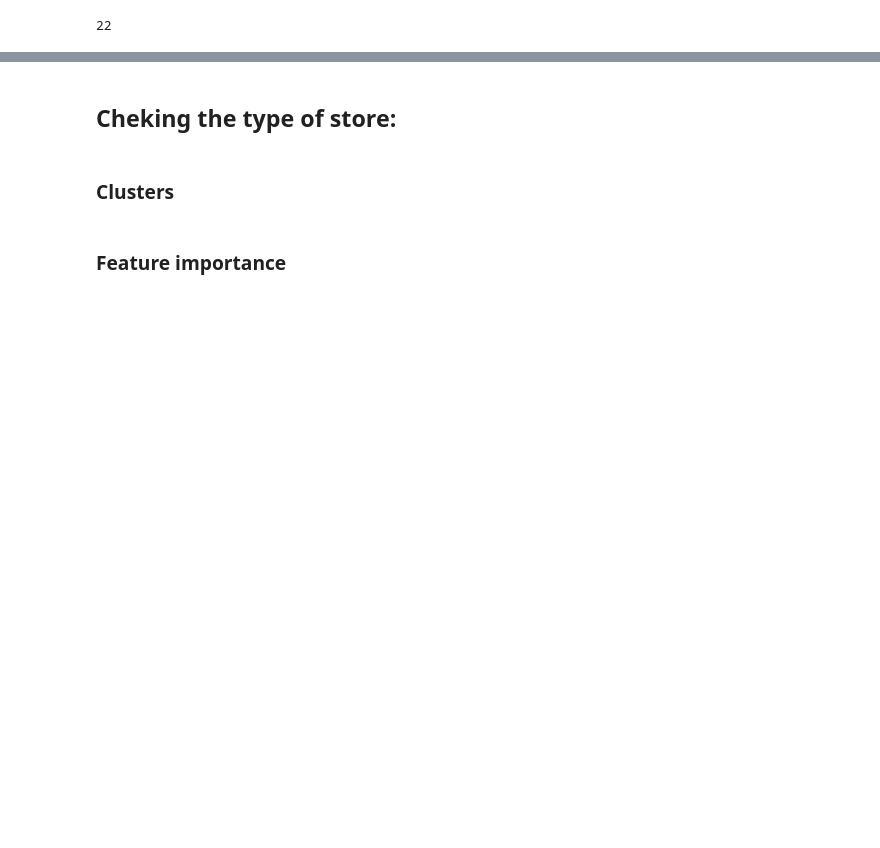
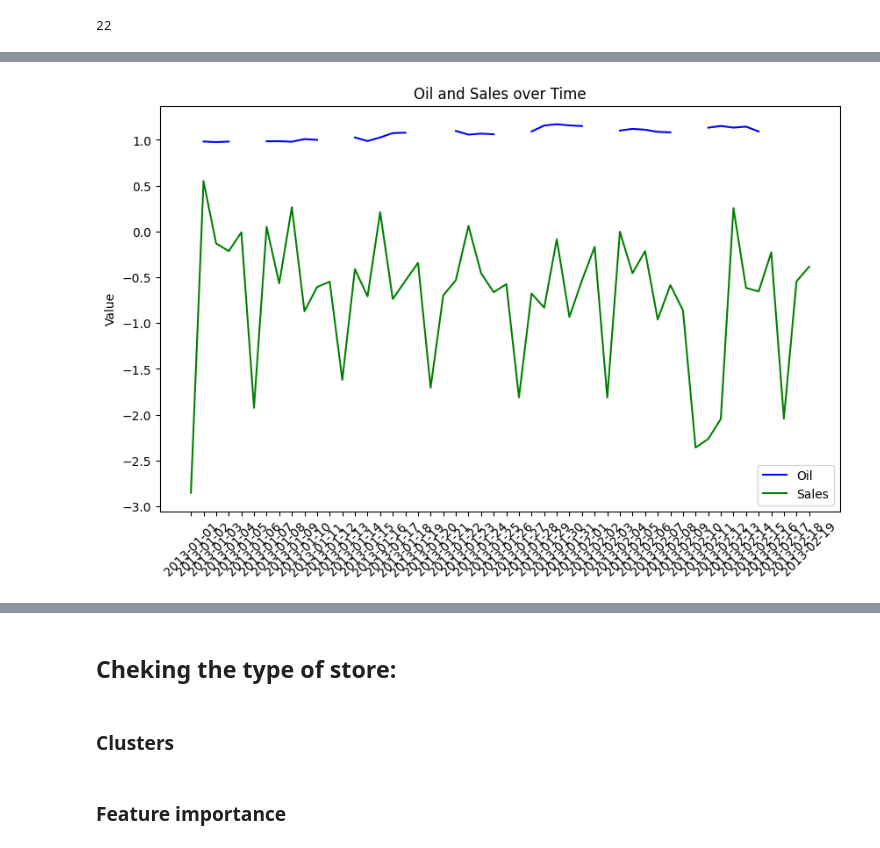
Before and after one commit to arielxinsu/Erdos_Grocery_Sales, a Jupyter notebook: price-forecast.ipynb, the cells around one changed output, grey strips where cells are left out. Cells and saved outputs as stored; diff of their text form; code cells hidden in the pictures; blank space fills up the shorter version.

```diff
--- a/price-forecast.ipynb
+++ b/price-forecast.ipynb
@@ -283,0 +385,6 @@ combined
+# %%
+from sklearn.preprocessing import  StandardScaler
+df=combined_v3[(combined_v3['family']=='GROCERY I') & (combined_v3['store_nbr']==1)]
+scaler = StandardScaler()
+df['oil'] = scaler.fit_transform(df[['oil']])
+df['sales']=scaler.fit_transform(df[['sales']])
@@ -283,0 +447,26 @@ combined
+# %%
+import matplotlib.pyplot as plt
+
+df=df[:50]
+# Assuming 'df' is your DataFrame with columns 'date', 'oil', and 'sales'
+plt.figure(figsize=(10, 6))
+
+# Plot the 'oil' column with 'date' as the x-axis
+plt.plot(df['date'], df['oil'], label='Oil', color='blue')
+
+# Plot the 'sales' column with 'date' as the x-axis
+plt.plot(df['date'], df['sales'], label='Sales', color='green')
+
+# Add labels and title
+
+plt.ylabel('Value')
+plt.title('Oil and Sales over Time')
+plt.legend()
+
+# Rotate date labels if needed for readability
+plt.xticks(rotation=45)
+
+# Display the plot
+plt.show()
+# %% [output]
+[figure, added]
```
Also changed, not shown: parts of 35 cells of this notebook.
